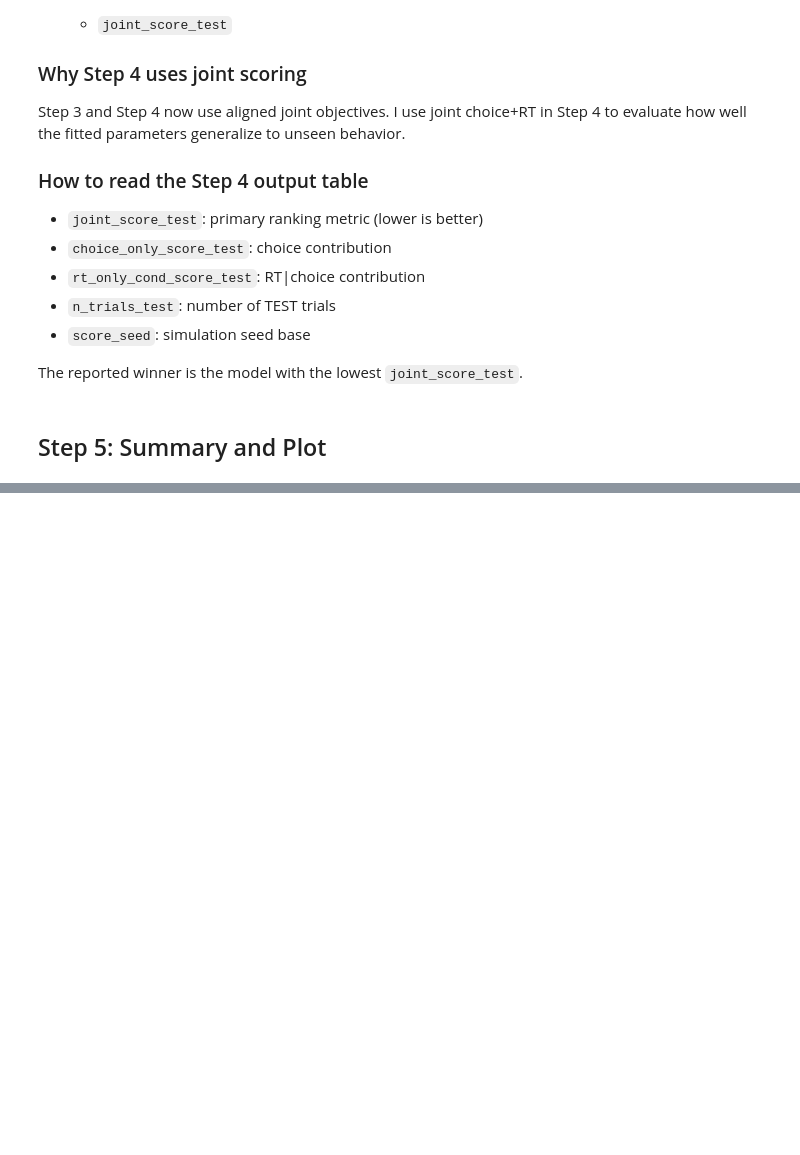
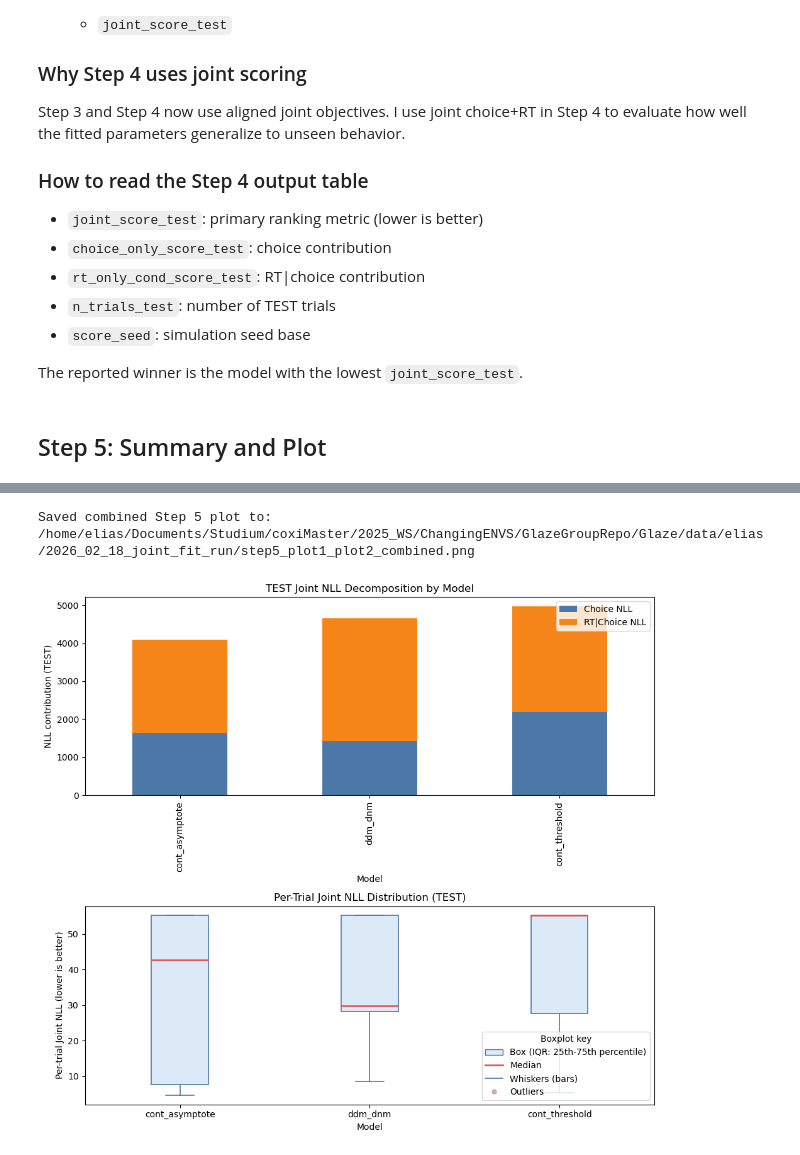
Before and after one commit to Moorboor/Glaze, a Jupyter notebook: src/elias/workflow.ipynb, the cells around one changed output, grey strips where cells are left out. Drawn from its saved outputs; the diff is of its cells as text; code cells hidden in the pictures; blank space fills up the shorter version.

```diff
--- a/src/elias/workflow.ipynb
+++ b/src/elias/workflow.ipynb
@@ -550 +647,70 @@ What it tells me:
+# %%
+# Step 5 Plot 1+2 in one output, then save as PNG.
+from matplotlib.lines import Line2D
+from matplotlib.patches import Patch
+
+fig, axes = plt.subplots(2, 1, figsize=(10, 9))
+
+# Plot 1: TEST joint-NLL decomposition.
+component_df = metric_df[['choice_only_score_test', 'rt_only_cond_score_test']]
+component_df.plot(
+    kind='bar',
+    stacked=True,
+    color=['#4C78A8', '#F58518'],
+    ax=axes[0],
+    legend=False,
+)
+axes[0].set_title('TEST Joint NLL Decomposition by Model')
+axes[0].set_xlabel('Model')
+axes[0].set_ylabel('NLL contribution (TEST)')
+axes[0].legend(['Choice NLL', 'RT|Choice NLL'], loc='upper right')
+
+# Plot 2: per-trial joint-NLL distribution.
+box_data = [
+    trial_scores_long.loc[trial_scores_long['model_name'] == model_name, 'nll_joint'].to_numpy()
+    for model_name in model_order
+]
+axes[1].boxplot(
+    box_data,
+    tick_labels=model_order,
+    showfliers=True,
+    patch_artist=True,
+    boxprops={'facecolor': '#DCEAF7', 'edgecolor': '#4C78A8', 'linewidth': 1.2},
+    medianprops={'color': '#E45756', 'linewidth': 2.0},
+    whiskerprops={'color': '#4C78A8', 'linewidth': 1.2},
+    capprops={'color': '#4C78A8', 'linewidth': 1.2},
+    flierprops={
+        'marker': 'o',
+        'markerfacecolor': '#B279A2',
+        'markeredgecolor': '#B279A2',
+        'markersize': 4,
+        'alpha': 0.6,
+    },
+)
+axes[1].set_title('Per-Trial Joint NLL Distribution (TEST)')
+axes[1].set_xlabel('Model')
+axes[1].set_ylabel('Per-trial Joint NLL (lower is better)')
+legend_handles = [
+    Patch(facecolor='#DCEAF7', edgecolor='#4C78A8', label='Box (IQR: 25th-75th percentile)'),
+    Line2D([0], [0], color='#E45756', linewidth=2.0, label='Median'),
+    Line2D([0], [0], color='#4C78A8', linewidth=1.2, label='Whiskers (bars)'),
+    Line2D(
+        [0], [0], marker='o', linestyle='None',
+        markerfacecolor='#B279A2', markeredgecolor='#B279A2', markersize=5,
+        alpha=0.6, label='Outliers'
+    ),
+]
+axes[1].legend(handles=legend_handles, title='Boxplot key', loc='lower right')
+
+plt.tight_layout()
+
+save_dir = REPO_ROOT / 'data' / 'elias' / '2026_02_18_joint_fit_run'
+save_dir.mkdir(parents=True, exist_ok=True)
+combined_plot_path = save_dir / 'step5_plot1_plot2_combined.png'
+fig.savefig(combined_plot_path, dpi=300, bbox_inches='tight')
+print(f'Saved combined Step 5 plot to: {combined_plot_path}')
+plt.show()
+# %% [output]
+Saved combined Step 5 plot to: /home/elias/Documents/Studium/coxiMaster/2025_WS/ChangingENVS/GlazeGroupRepo/Glaze/data/elias/2026_02_18_joint_fit_run/step5_plot1_plot2_combined.png
+[figure, added]
 # %%
```
Also changed, not shown: parts of 21 cells of this notebook, 3 other files.
